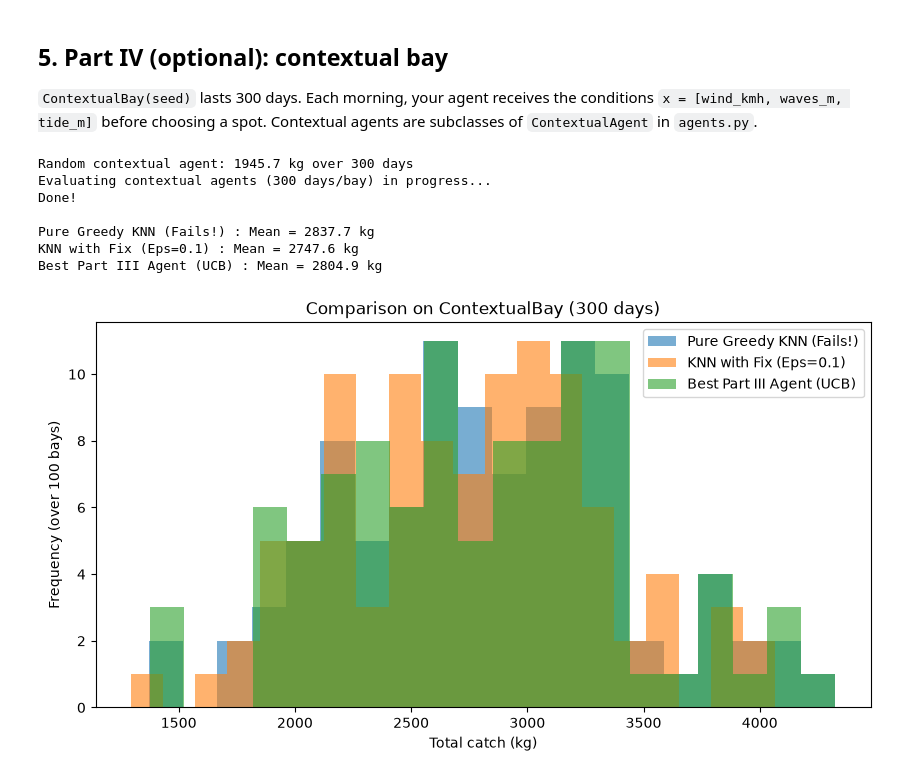
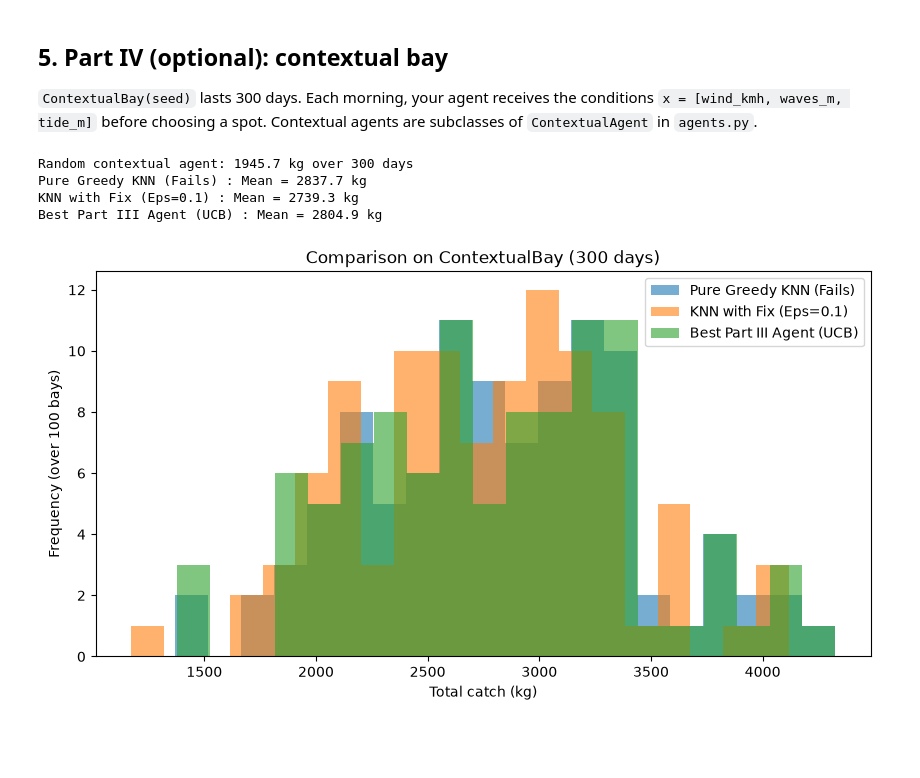
Before and after one commit to Hoomlo/project1_MALIS, a Jupyter notebook: experiment.ipynb, the cells around one changed output. Cells and saved outputs as stored; diff of their text form; code cells hidden in the pictures; blank space fills up the shorter version.

```diff
--- a/experiment.ipynb
+++ b/experiment.ipynb
@@ -24,7 +27,8 @@ Put the JSON log of each team member next to this notebook and list the files be
 TEAM_LOG_FILES = [
     "fishing_log_decker.json",
     "fishing_log_doyen.json",
-    "fishing_log_bouakli.json",
+    "fishing_log_bouakli.json"
+    # Doyen and Bouakli gave us their data to do the Your Team's Bays part
 ]
 logs = [load_log(path) for path in TEAM_LOG_FILES]
 
@@ -211,13 +212,11 @@ bay = ContextualBay(seed=0)
 total = play(RandomContextualAgent(seed=0), bay)
 print(f"Random contextual agent: {total} kg over {bay.days} days")
 
-# Your code here
-
 from agents import KNNContextualAgent, UCBAgent, ContextualAgent
 import numpy as np
 import matplotlib.pyplot as plt
 
-# Creating a wrapper to compare with the UCB agent from Part III
+# Creating a wrapper to compare with the UCB agent
 class UCBContextualWrapper(ContextualAgent):
     """Allows the UCB agent to play in the contextual environment."""
     def __init__(self, c=2.0):
@@ -232,39 +231,34 @@ class UCBContextualWrapper(ContextualAgent):
 
 # Experimentation
 n_bays_ctx = 100 # Reduced to 100 because KNN computes distances every turn
 agents_ctx = {
-    "Pure Greedy KNN (Fails!)": KNNContextualAgent(k=3, epsilon=0.0),
+    "Pure Greedy KNN (Fails)": KNNContextualAgent(k=3, epsilon=0.0),
     "KNN with Fix (Eps=0.1)": KNNContextualAgent(k=3, epsilon=0.1),
     "Best Part III Agent (UCB)": UCBContextualWrapper(c=2.0)
 }
 
 results_ctx = {name: [] for name in agents_ctx}
 
-print("Evaluating contextual agents (300 days/bay) in progress...")
 for seed in range(n_bays_ctx):
     for name, agent in agents_ctx.items():
         bay = ContextualBay(seed=seed)
         results_ctx[name].append(play(agent, bay))
-print("Done!\n")
 
 # Display and Analysis
 for name in agents_ctx:
     print(f"{name} : Mean = {np.mean(results_ctx[name]):.1f} kg")
 
 plt.figure(figsize=(10, 5))
 for name in agents_ctx:
     plt.hist(results_ctx[name], bins=20, alpha=0.6, label=name)
 plt.title("Comparison on ContextualBay (300 days)")
 plt.xlabel("Total catch (kg)")
 plt.ylabel("Frequency (over 100 bays)")
 plt.legend()
 plt.show()
 # %% [output]
 Random contextual agent: 1945.7 kg over 300 days
-Evaluating contextual agents (300 days/bay) in progress...
-Done!
-
-Pure Greedy KNN (Fails!) : Mean = 2837.7 kg
-KNN with Fix (Eps=0.1) : Mean = 2747.6 kg
+Pure Greedy KNN (Fails) : Mean = 2837.7 kg
+KNN with Fix (Eps=0.1) : Mean = 2739.3 kg
 Best Part III Agent (UCB) : Mean = 2804.9 kg
-[figure, old version]
+[figure, new version]
```
Also changed, not shown: parts of 5 cells of this notebook, 1 other file.
